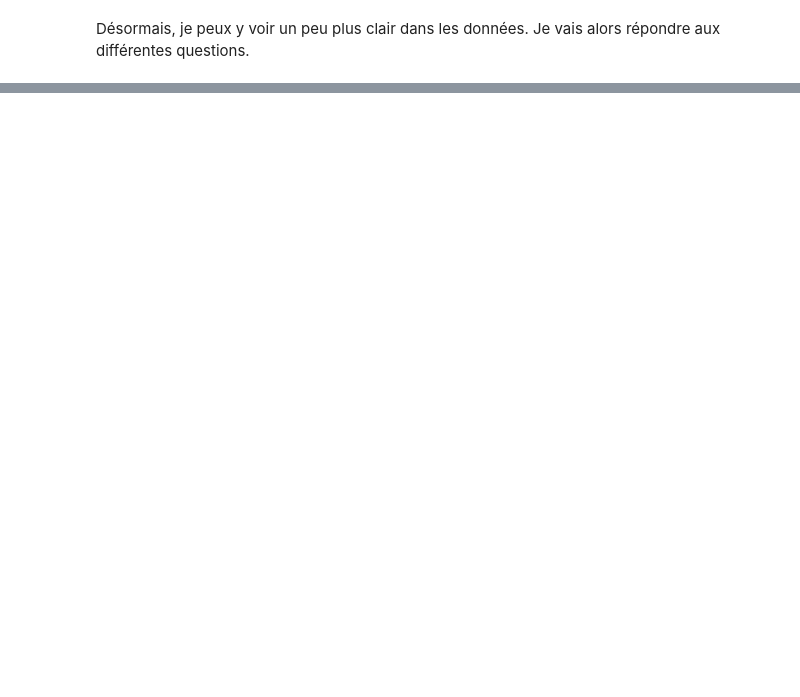
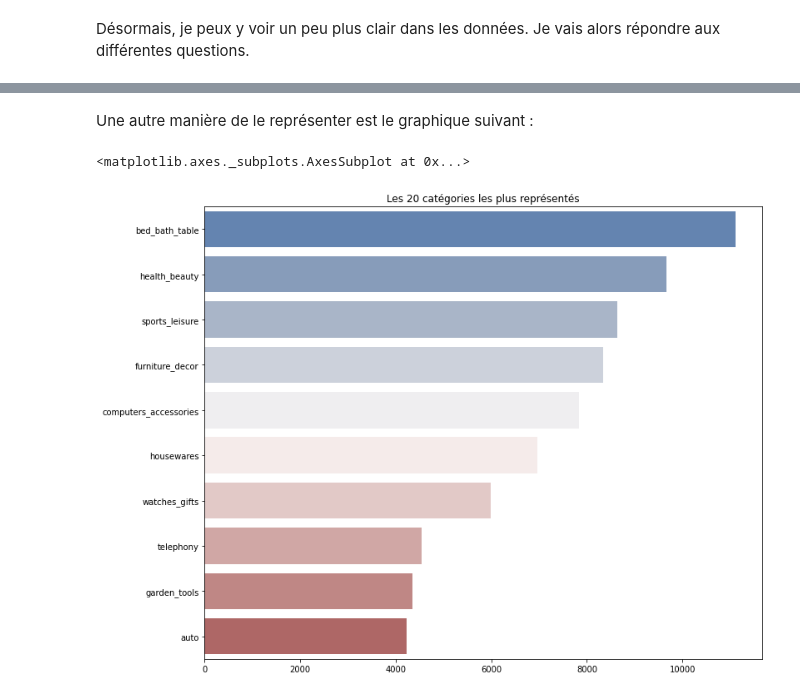
Before and after one commit to pihk94/Free2move, a Jupyter notebook: Analyse_Melchior_Prugniaud.ipynb, the cells around one changed output, grey strips where cells are left out. Drawn from its saved outputs; the diff is of its cells as text; code cells hidden in the pictures; blank space fills up the shorter version.

```diff
--- a/Analyse_Melchior_Prugniaud.ipynb
+++ b/Analyse_Melchior_Prugniaud.ipynb
@@ -472,0 +615,2 @@ Désormais, je peux y voir un peu plus clair dans les données. Je vais alors r
+# %%
+q2 = pd.merge(items, products[['product_id','product_category_name']], how='left', on='product_id')
@@ -472,0 +633,9 @@ Désormais, je peux y voir un peu plus clair dans les données. Je vais alors r
+# %% [markdown]
+Une autre manière de le représenter est le graphique suivant :
+# %%
+plt.figure(figsize=(12,10))
+plt.title('Les 20 catégories les plus représentés')
+sns.barplot(x = q2.product_category_name.value_counts().head(10).values, y = q2.product_category_name.value_counts().head(10).index, palette="vlag")
+# %% [output]
+<matplotlib.axes._subplots.AxesSubplot at 0x...>
+[figure, added]
```
Also changed, not shown: parts of 25 cells of this notebook.
